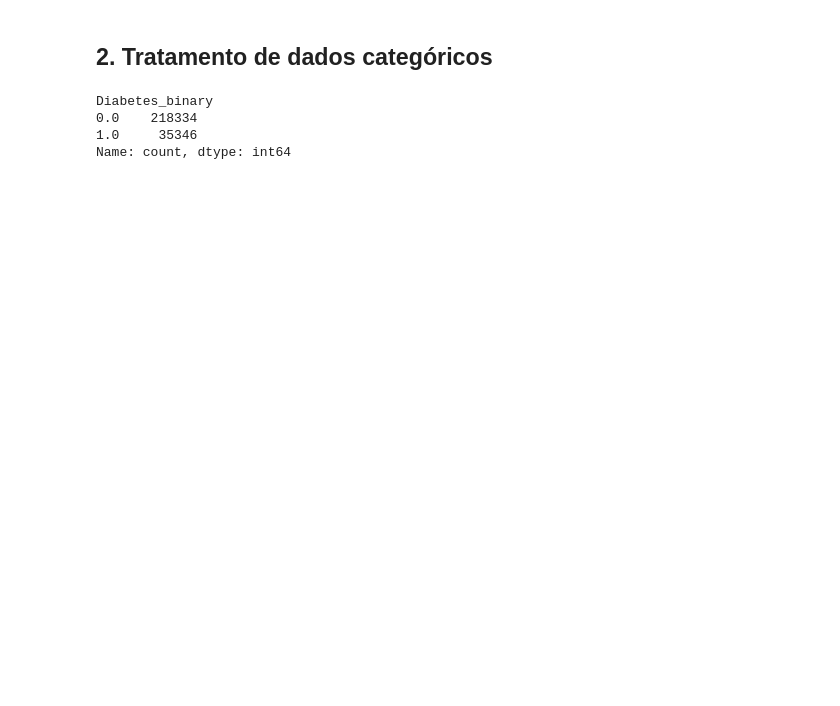
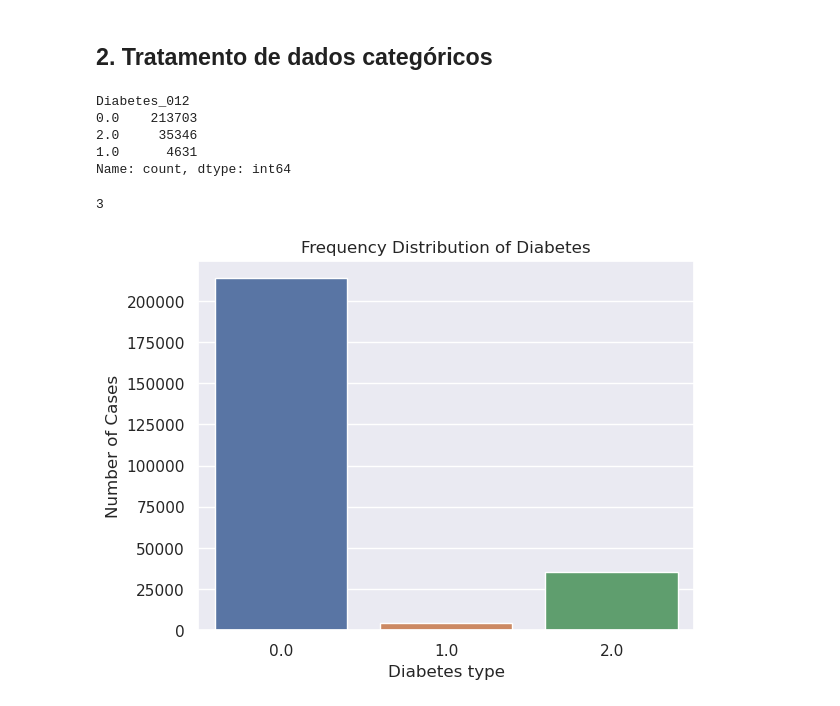
Before and after one commit to GoncaloSenra/DAA-Modelos-de-Machine-Learning, a Jupyter notebook: teste.ipynb, the cells around one changed output. Saved outputs shown, nothing was run; the diff lists cells and outputs as text; code cells hidden in the pictures; blank space fills up the shorter version.

```diff
--- a/teste.ipynb
+++ b/teste.ipynb
@@ -128,9 +129,24 @@ dtype: int64
 # %% [markdown]
 ## 2. Tratamento de dados categóricos
 # %%
-print(data['Diabetes_binary'].value_counts())
+print(data['Diabetes_012'].value_counts())
 # %% [output]
-Diabetes_binary
-0.0    218334
-1.0     35346
+Diabetes_012
+0.0    213703
+2.0     35346
+1.0      4631
 Name: count, dtype: int64
+# %%
+print(data['Diabetes_012'].value_counts().count())
+# %% [output]
+3
+# %%
+incidents_count = data['Diabetes_012'].value_counts()
+sns.set(style="darkgrid")
+sns.barplot(x=incidents_count.index, y=incidents_count.values)
+plt.title('Frequency Distribution of Diabetes')
+plt.ylabel('Number of Cases', fontsize=12)
+plt.xlabel('Diabetes type', fontsize=12)
+plt.show()
+# %% [output]
+[figure, added]
```
Also changed, not shown: parts of 14 cells of this notebook.
